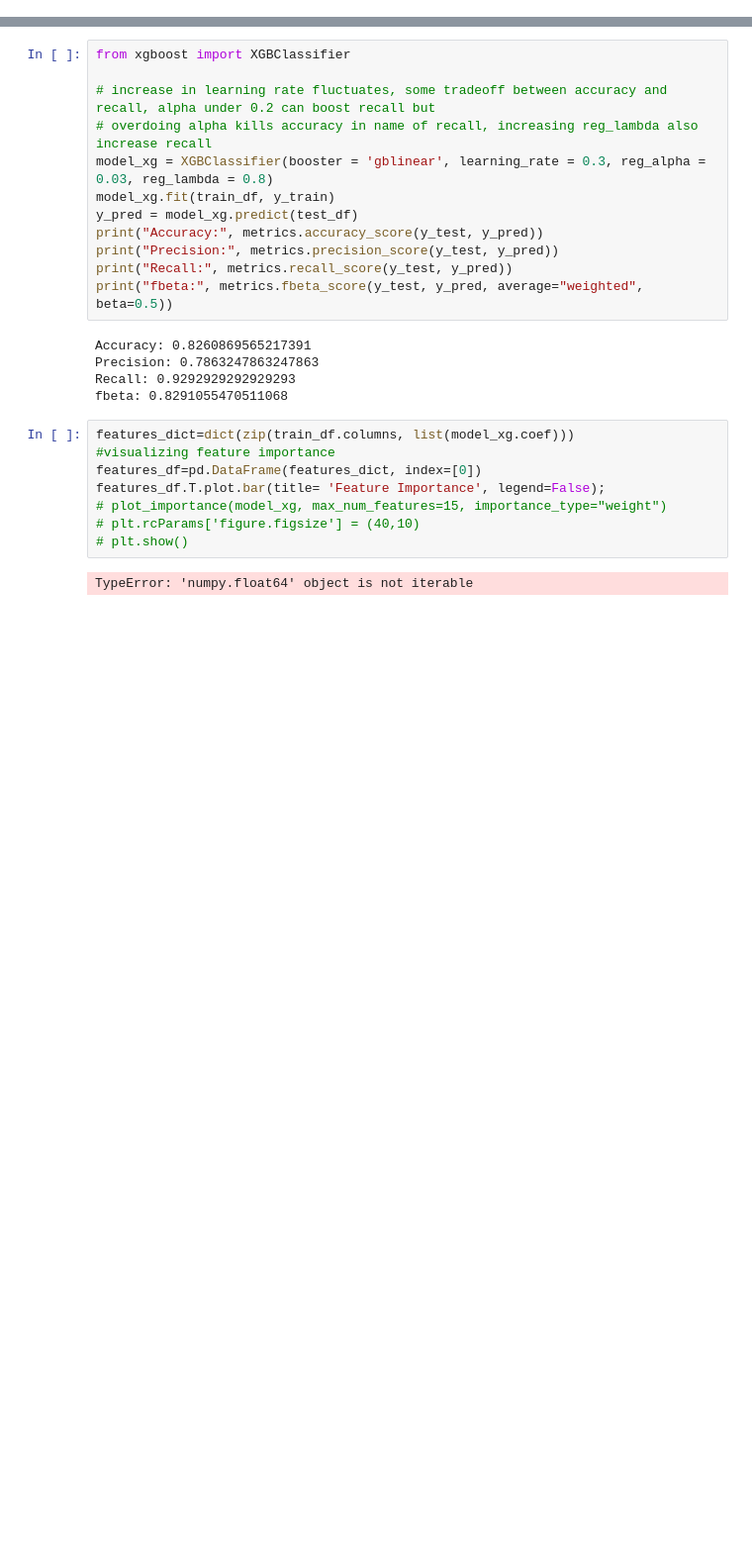
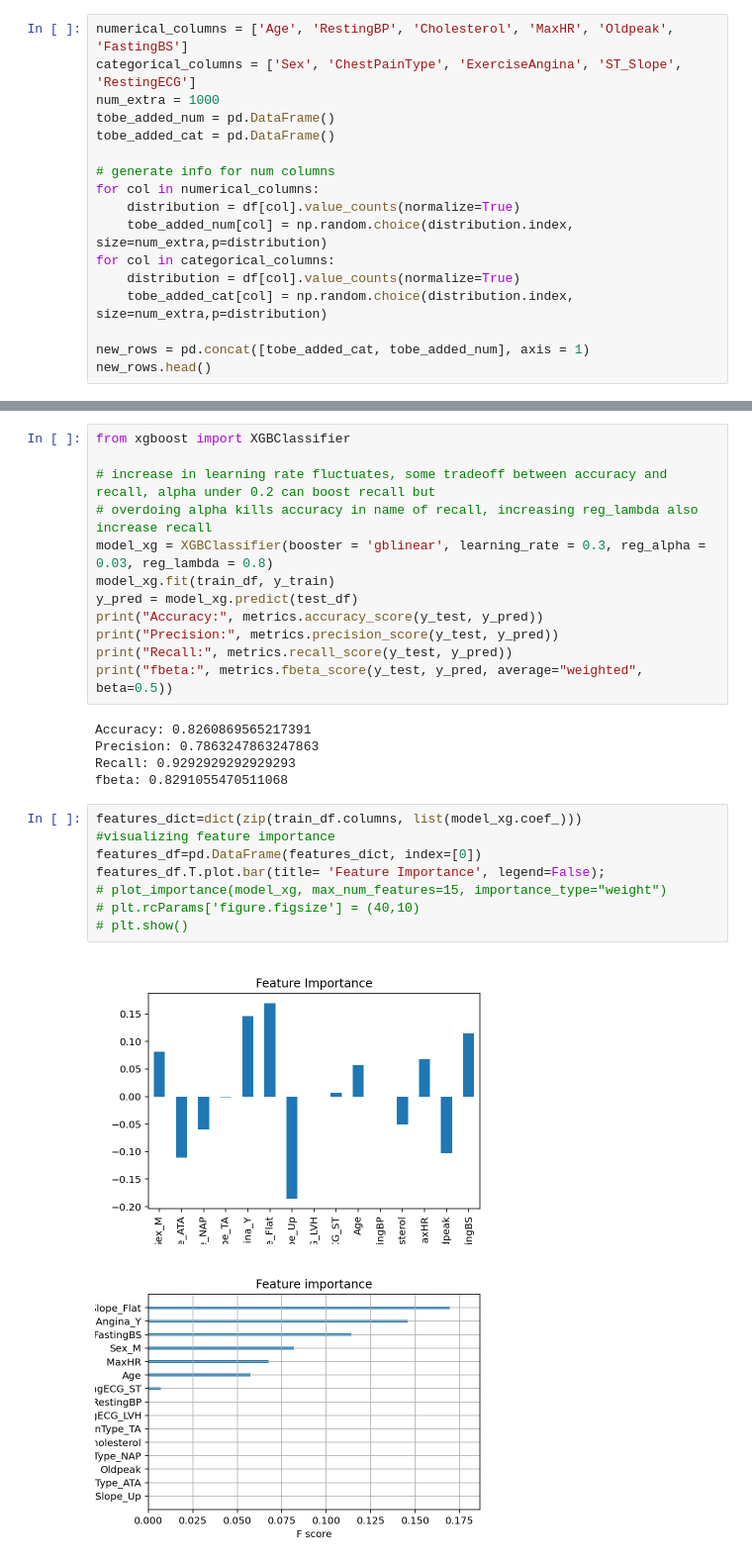
Before and after one commit to dgardunohorneffer/Captsone-AI, a Jupyter notebook: Notebooks/Alex_Doytchinov/Notebook_Alex.ipynb, the cells around one changed output, grey strips where cells are left out. Shown at 99% size. Drawn from its saved outputs; the diff is of its cells as text; blank space fills up the shorter version.

Commit message:
worked on data exploration

```diff
--- a/Notebooks/Alex_Doytchinov/Notebook_Alex.ipynb
+++ b/Notebooks/Alex_Doytchinov/Notebook_Alex.ipynb
@@ -358,0 +359,17 @@ X.head()
+# %%
+numerical_columns = ['Age', 'RestingBP', 'Cholesterol', 'MaxHR', 'Oldpeak', 'FastingBS']
+categorical_columns = ['Sex', 'ChestPainType', 'ExerciseAngina', 'ST_Slope', 'RestingECG']
+num_extra = 1000
+tobe_added_num = pd.DataFrame()
+tobe_added_cat = pd.DataFrame()
+
+# generate info for num columns
+for col in numerical_columns:
+    distribution = df[col].value_counts(normalize=True)
+    tobe_added_num[col] = np.random.choice(distribution.index, size=num_extra,p=distribution)
+for col in categorical_columns:
+    distribution = df[col].value_counts(normalize=True)
+    tobe_added_cat[col] = np.random.choice(distribution.index, size=num_extra,p=distribution)
+
+new_rows = pd.concat([tobe_added_cat, tobe_added_num], axis = 1)
+new_rows.head()
@@ -539,12 +588,13 @@ Precision: 0.7863247863247863
 Recall: 0.9292929292929293
 fbeta: 0.8291055470511068
 # %%
-features_dict=dict(zip(train_df.columns, list(model_xg.coef)))
+features_dict=dict(zip(train_df.columns, list(model_xg.coef_)))
 #visualizing feature importance
 features_df=pd.DataFrame(features_dict, index=[0])
 features_df.T.plot.bar(title= 'Feature Importance', legend=False);
 # plot_importance(model_xg, max_num_features=15, importance_type="weight")
 # plt.rcParams['figure.figsize'] = (40,10)
 # plt.show()
 # %% [output]
-TypeError: 'numpy.float64' object is not iterable
+[figure, added]
+[figure, added]
```
Also changed, not shown: parts of 6 cells of this notebook.
